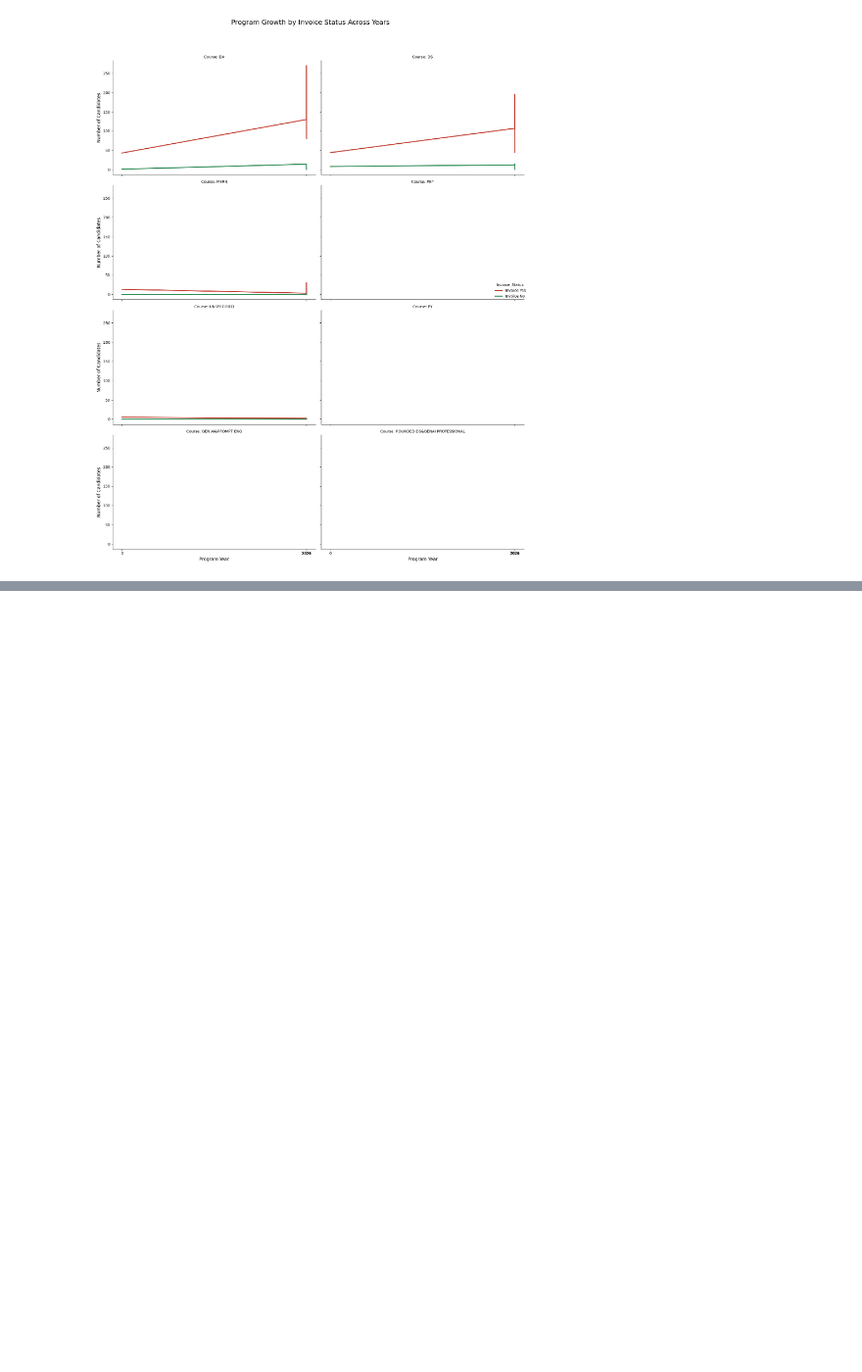
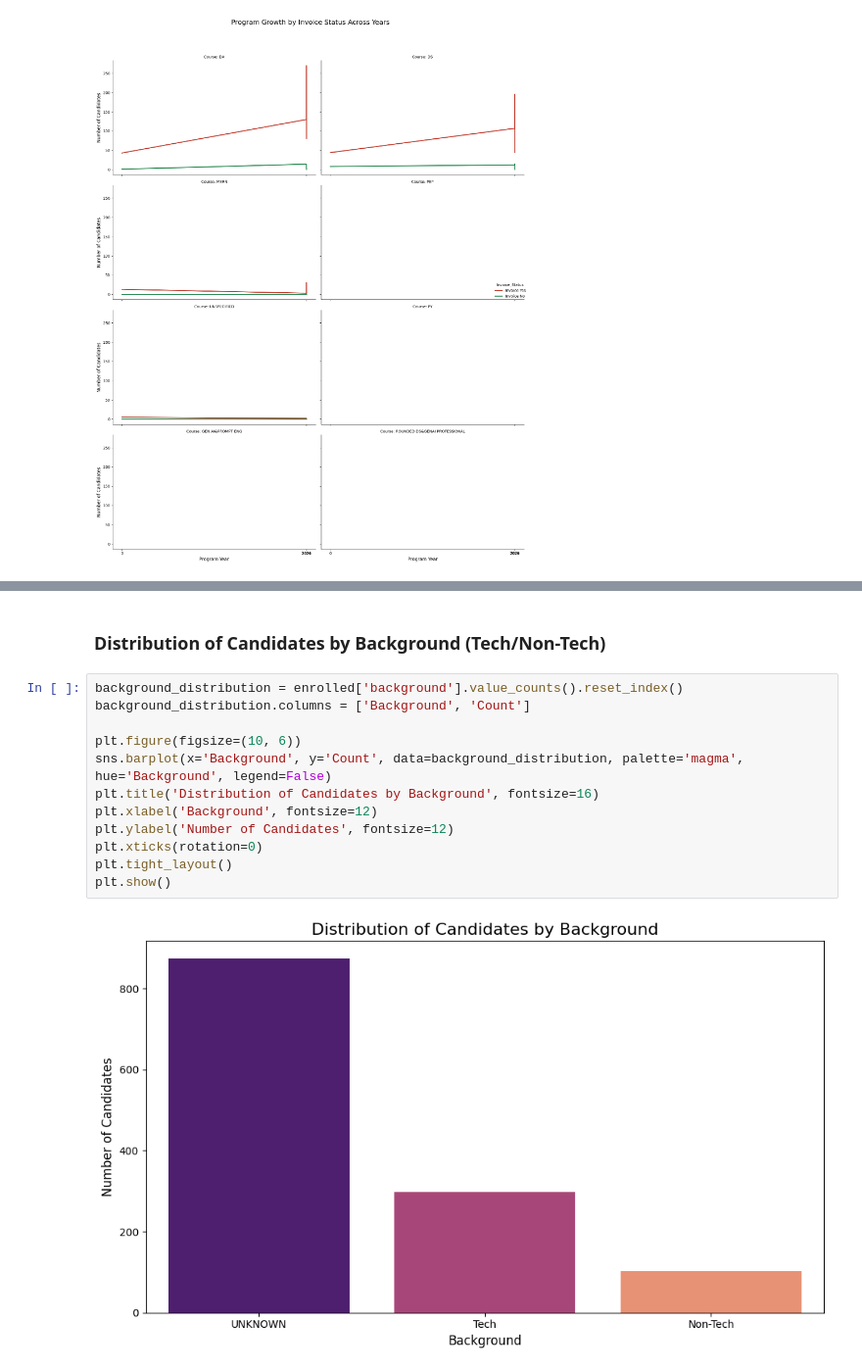
Before and after one commit to eldhosekroy/churn_prediction, a Jupyter notebook: Churn_data.ipynb, the cells around one changed output, grey strips where cells are left out. Shown at 98% size. Saved outputs shown, nothing was run; the diff lists cells and outputs as text; blank space fills up the shorter version.

```diff
--- a/Churn_data.ipynb
+++ b/Churn_data.ipynb
@@ -1429,0 +1383,16 @@ plt.show()
+# %% [markdown]
+### **Distribution of Candidates by Background (Tech/Non-Tech)**
+# %%
+background_distribution = enrolled['background'].value_counts().reset_index()
+background_distribution.columns = ['Background', 'Count']
+
+plt.figure(figsize=(10, 6))
+sns.barplot(x='Background', y='Count', data=background_distribution, palette='magma', hue='Background', legend=False)
+plt.title('Distribution of Candidates by Background', fontsize=16)
+plt.xlabel('Background', fontsize=12)
+plt.ylabel('Number of Candidates', fontsize=12)
+plt.xticks(rotation=0)
+plt.tight_layout()
+plt.show()
+# %% [output]
+[figure, added]
```
Also changed, not shown: parts of 16 cells of this notebook.
